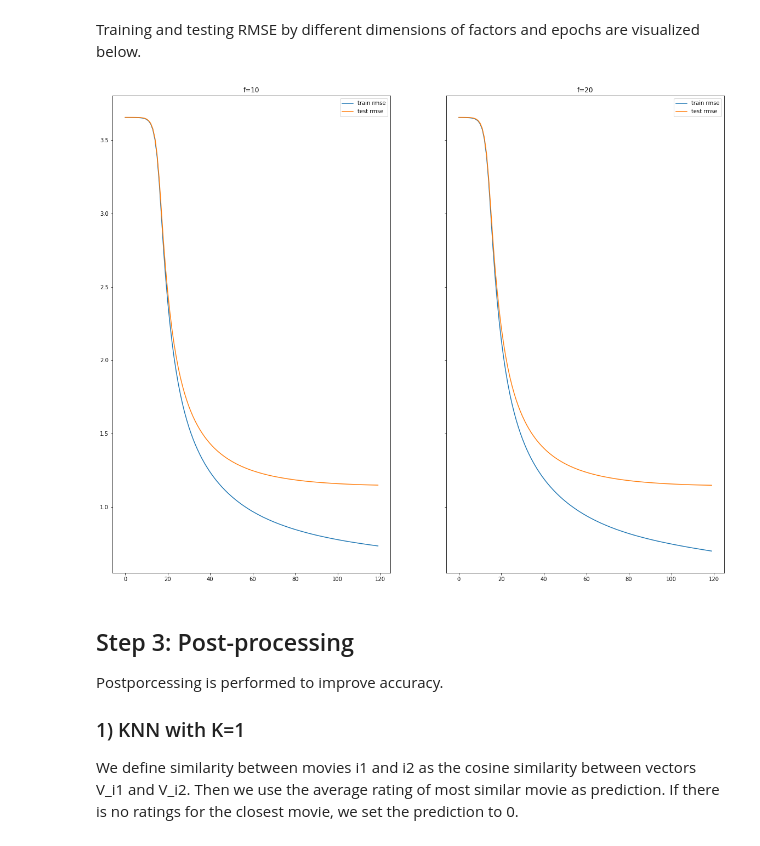
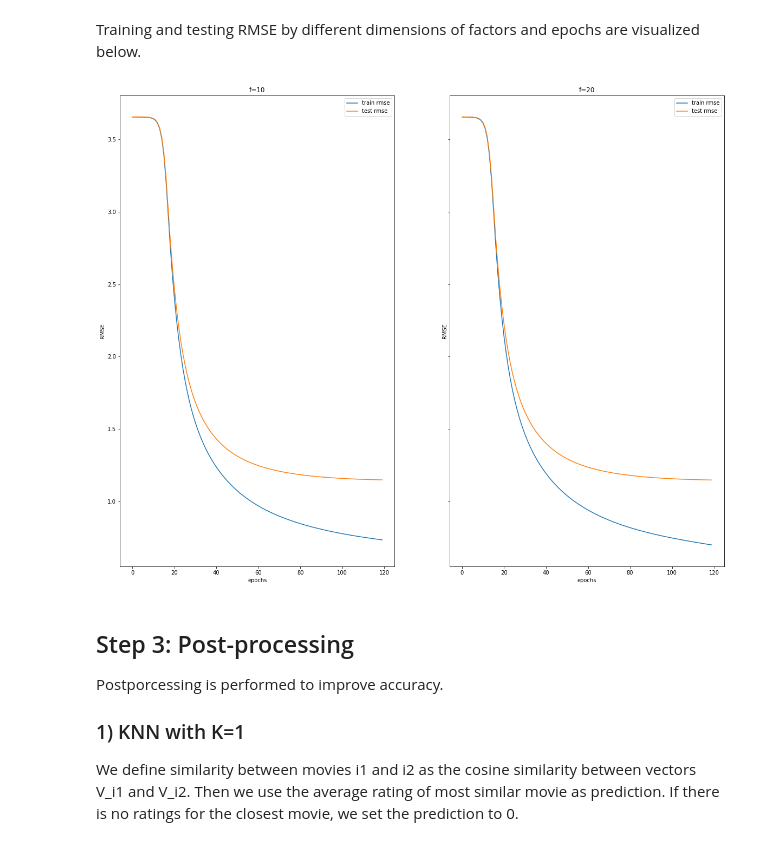
Before and after one commit to TZstatsADS/fall2019-project4-sec2-grp7, a Jupyter notebook: doc/PMF_main.ipynb, the cells around one changed output. Cells and saved outputs as stored; diff of their text form; code cells hidden in the pictures.

```diff
--- a/doc/PMF_main.ipynb
+++ b/doc/PMF_main.ipynb
@@ -196,17 +196,21 @@ _, _, train_rmse_20, test_rmse_20 = model_20.fit(train_data=train_data, test_dat
 # %%
 # Visualize RMSE
 fig, ax = plt.subplots(1,2,figsize=(20,16), sharey=True)
 sns.lineplot(x=range(120), y=train_rmse_10, ax=ax[0], label='train rmse')
 sns.lineplot(x=range(120), y=test_rmse_10, ax=ax[0], label='test rmse')
 ax[0].set_title('f=10')
+ax[0].set_xlabel('epochs')
+ax[0].set_ylabel('RMSE')
 ax[0].legend()
 
 sns.lineplot(x=range(120), y=train_rmse_20, ax=ax[1], label='train rmse')
 sns.lineplot(x=range(120), y=test_rmse_20, ax=ax[1], label='test rmse')
 ax[1].set_title('f=20')
+ax[1].set_xlabel('epochs')
+ax[1].set_ylabel('RMSE')
 ax[1].legend();
 # %% [output]
-[figure, old version]
+[figure, new version]
 # %% [markdown]
 ## Step 3: Post-processing
 Postporcessing is performed to improve accuracy.
```
Also changed, not shown: 4 other files.
